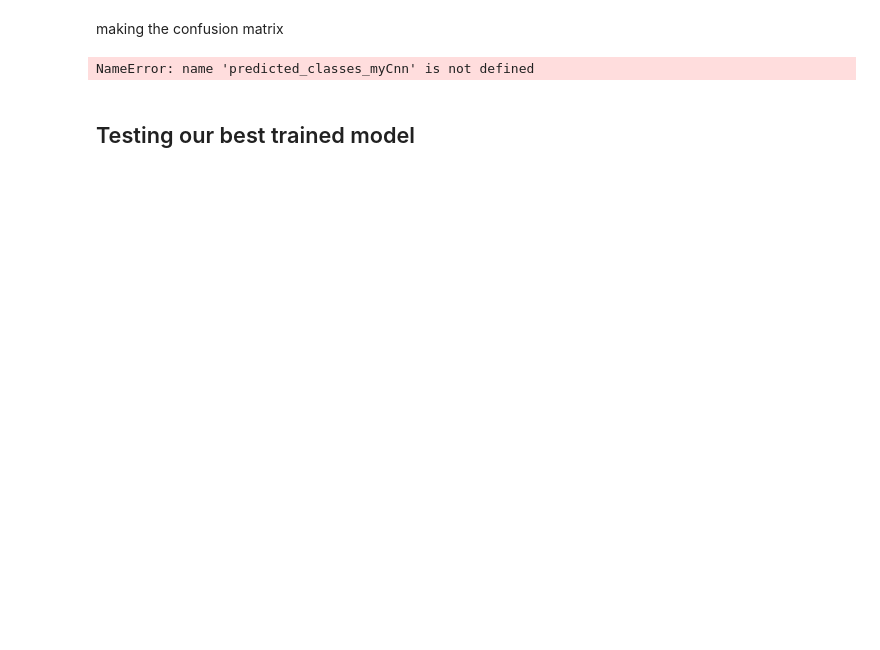
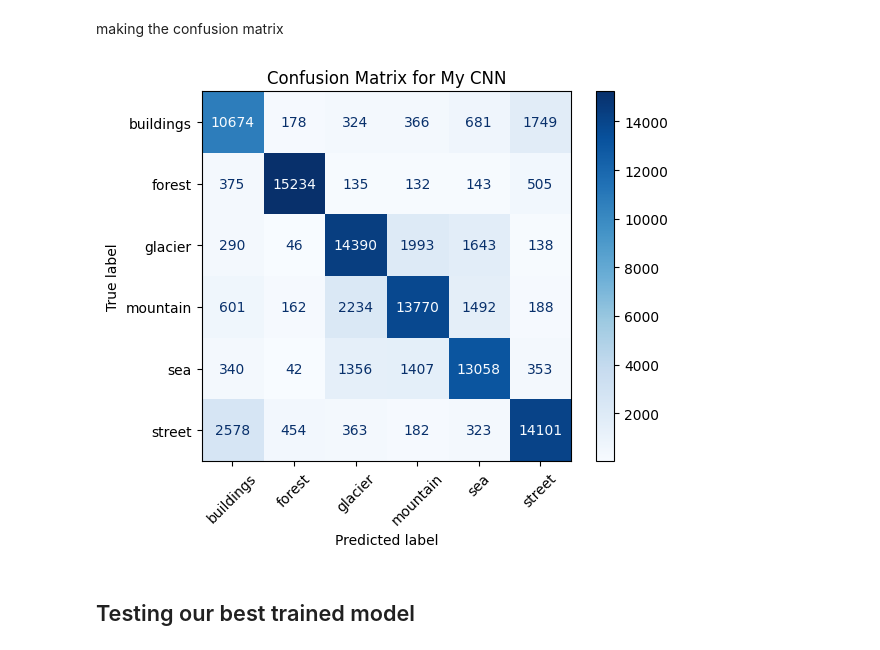
Before and after one commit to ramalahamir/image_classification_My_CNN_vs_AlexNet, a Jupyter notebook: Natural_scenes_image_classification.ipynb, the cells around one changed output. Cells and saved outputs as stored; diff of their text form; code cells hidden in the pictures; blank space fills up the shorter version.

Commit message:
Fixed bugs and successfully states are stored!

```diff
--- a/Natural_scenes_image_classification.ipynb
+++ b/Natural_scenes_image_classification.ipynb
@@ -221,19 +236,18 @@ we reached an approximate accuracy of 82-83%
 # %%
-# saving our states to avoid training again
+# # saving our states to avoid training again
 
-files.download("best_model.pth")
+# files.download("best_model.pth")
 
-import pickle
-# Saving our lists to a .pkl file
-with open("training_stats.pkl", "wb") as f:
-    pickle.dump({
-        'train_loss': train_loss_myCnn,
-        'val_accuracy': val_acc_myCnn,
-        'pred_classes': predicted_classes_myCnn,
-        'actual_classes': actual_classes_myCnn
-    }, f)
+# # Saving our lists to a .pkl file
+# with open("training_stats.pkl", "wb") as f:
+#     pickle.dump({
+#         'train_loss': train_loss_myCnn,
+#         'val_accuracy': val_acc_myCnn,
+#         'pred_classes': predicted_classes_myCnn,
+#         'actual_classes': actual_classes_myCnn
+#     }, f)
 
-files.download("training_stats.pkl")
+# files.download("training_stats.pkl")
 # %%
 # Upload the .pkl file from your PC
 uploaded = files.upload()
@@ -245,5 +259,5 @@ with open("training_stats.pkl", "rb") as f:
 # Assigning back to your original lists
 train_loss_myCnn = stats['train_loss']
 val_acc_myCnn = stats['val_accuracy']
-predicted_classes_myCnn = ['pred_classes']
-actual_classes_myCnn = ['actual_classes']
+predicted_classes_myCnn = stats['pred_classes']
+actual_classes_myCnn = stats['actual_classes']
@@ -274,11 +292,11 @@ from sklearn.metrics import confusion_matrix, ConfusionMatrixDisplay
 import seaborn as sns
 # %%
 cm = confusion_matrix(predicted_classes_myCnn, actual_classes_myCnn)
-display = ConfusionMatrixDisplay(confusion_matrix = cm, display_labels = classes)
+display = ConfusionMatrixDisplay(confusion_matrix = cm, display_labels = classes.values())
 display.plot(cmap='Blues', xticks_rotation=45)
 plt.title("Confusion Matrix for My CNN")
 plt.show()
 # %% [output]
-NameError: name 'predicted_classes_myCnn' is not defined
+[figure, added]
 # %% [markdown]
 ## Testing our best trained model
```
Also changed, not shown: parts of 11 cells of this notebook.
